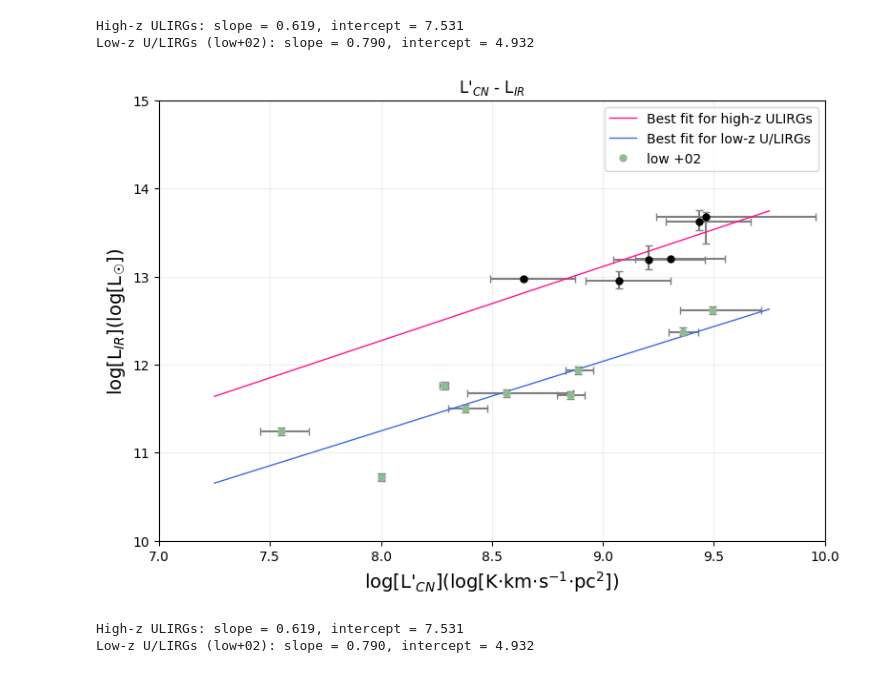
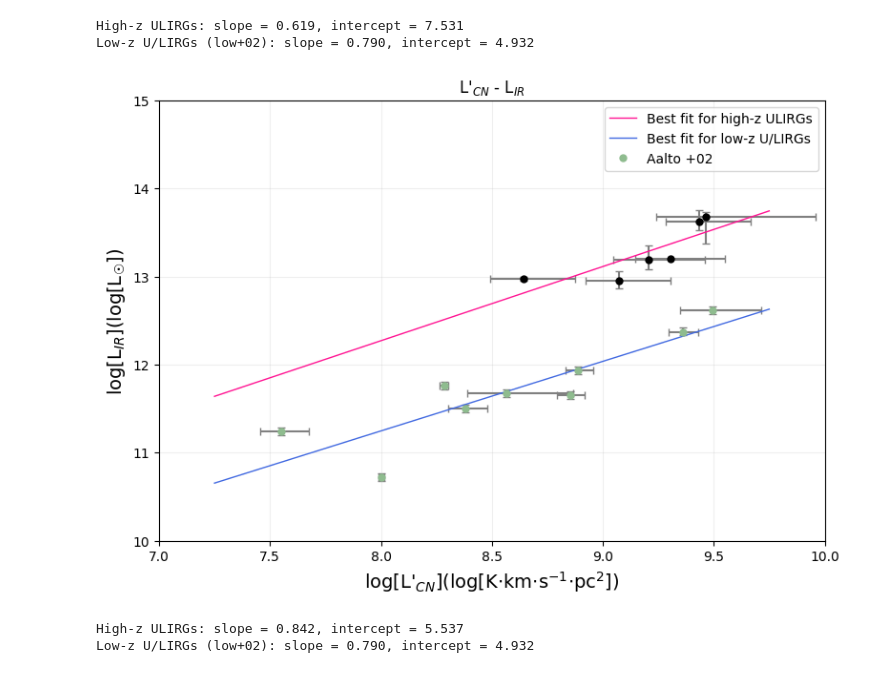
Before and after one commit to 000RF/2025-summer, a Jupyter notebook: L'CN-L_IR/L'_CN-L_IR_with_error.ipynb, the cells around one changed output. Saved outputs shown, nothing was run; the diff lists cells and outputs as text; code cells hidden in the pictures.

```diff
--- a/L'CN-L_IR/L'_CN-L_IR_with_error.ipynb
+++ b/L'CN-L_IR/L'_CN-L_IR_with_error.ipynb
@@ -142,36 +142,37 @@ y_low = L_IR_low
 xerr_low = [df['L_CN_err_low'].iloc[7:16], df['L_CN_err_high'].iloc[7:16]]
 yerr_low = [df['L_IR_err_low'].iloc[7:16], df['L_IR_err_high'].iloc[7:16]]
 
 plt.errorbar(
     x_high, y_high,
     xerr=xerr_high, yerr=yerr_high,
     fmt="none",
     capsize=3, color="black", ecolor="gray"
 )
 
 plt.errorbar(
     x_low, y_low,
     xerr=xerr_low, yerr=yerr_low,
     fmt="none",
     capsize=3, color="black", ecolor="gray"
 )
 plt.plot(x_line_high, a_line_high*x_line_high + b_line_high, "-", lw=1, color="deeppink", label="Best fit for high-z ULIRGs")
 plt.plot(x_line_low, a_line_low*x_line_low + b_line_low, "-", lw=1, color="royalblue", label="Best fit for low-z U/LIRGs")
+#plt.plot(L_CN_Yang, L_IR_Yang, "o", color="red", markersize=5, label="Yang +23")
 
 plt.plot(L_CN_high, L_IR_high, "o", color="black", markersize=5)
-plt.plot(L_CN_low, L_IR_low, "o", color="darkseagreen", markersize=5, label="low +02")
+plt.plot(L_CN_low, L_IR_low, "o", color="darkseagreen", markersize=5, label="Aalto +02")
 
 plt.ylim(10, 15)
 plt.xlim(7., 10)
 plt.xlabel("log[L\'$_{CN}$](log[K$\cdot$km$\cdot$s$^{-1}$$\cdot$pc$^2$])", fontsize=14)
 plt.ylabel("log[L$_{IR}$](log[L$_\u2609$])", fontsize=14)
 plt.grid(alpha=0.2)
 plt.legend()
 plt.show()
 
-print(f"High-z ULIRGs: slope = {a_high:.3f}, intercept = {b_high:.3f}")
-print(f"Low-z U/LIRGs (low+02): slope = {a_low:.3f}, intercept = {b_low:.3f}")
+print(f"High-z ULIRGs: slope = {a_line_high:.3f}, intercept = {b_line_high:.3f}")
+print(f"Low-z U/LIRGs (low+02): slope = {a_line_low:.3f}, intercept = {b_line_low:.3f}")
 # %% [output]
-[figure, old version]
+[figure, new version]
-High-z ULIRGs: slope = 0.619, intercept = 7.531
+High-z ULIRGs: slope = 0.842, intercept = 5.537
 Low-z U/LIRGs (low+02): slope = 0.790, intercept = 4.932
```
Also changed, not shown: parts of 1 cell of this notebook, 1 other file.
